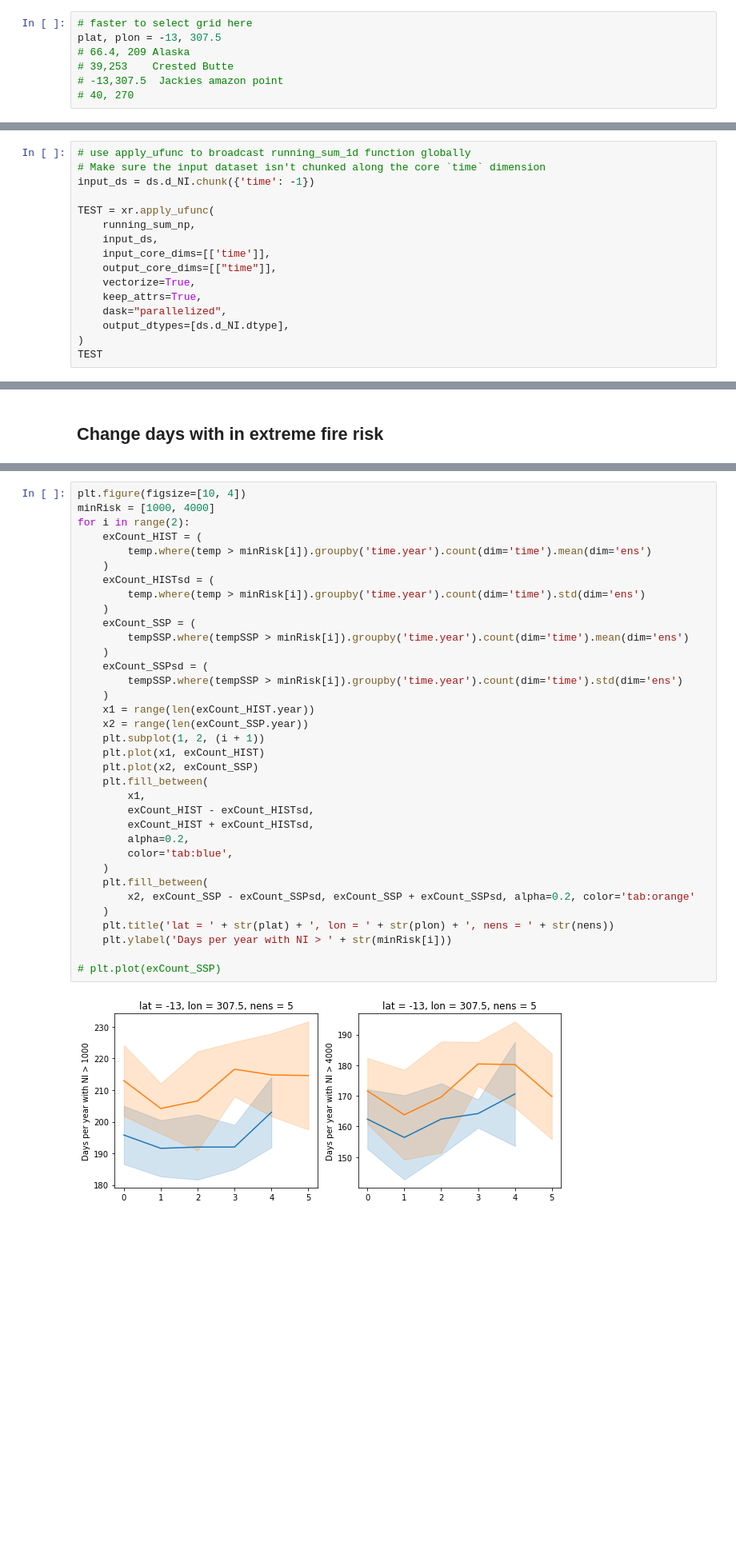
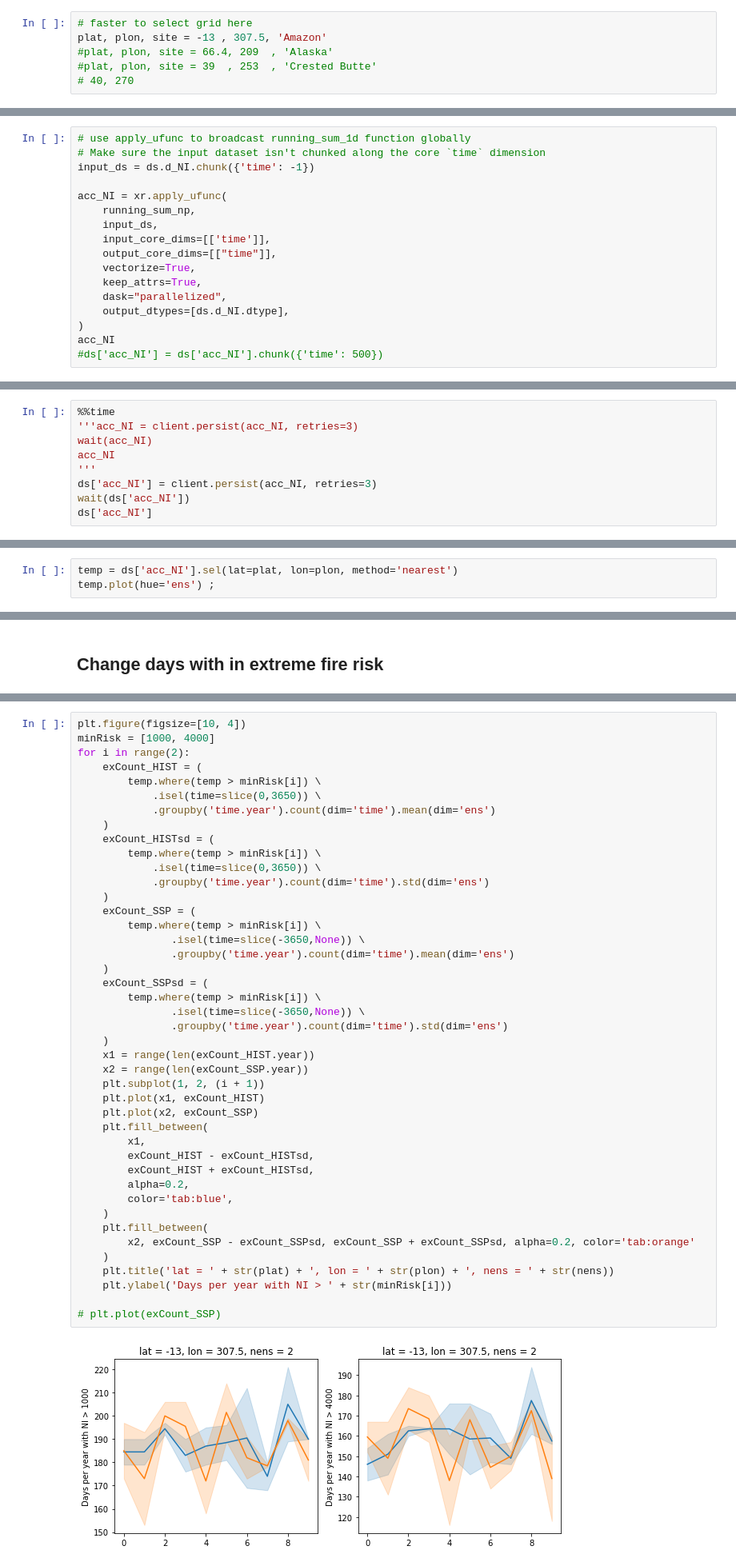
Before and after one commit to wwieder/cesm-lens, a Jupyter notebook: notebooks/lens2_FireRisk.ipynb, the cells around one changed output, grey strips where cells are left out. Shown at 80% size. Drawn from its saved outputs; the diff is of its cells as text; blank space fills up the shorter version.

Commit message:
reading in more years... unsuccessfully

```diff
--- a/notebooks/lens2_FireRisk.ipynb
+++ b/notebooks/lens2_FireRisk.ipynb
@@ -365,10 +420,9 @@ Wall time: 4.41 s
 ####  Reset when daily precip > 3 mm/day (set d_NI to nan)
 # %%
 # faster to select grid here
-plat, plon = -13, 307.5
-# 66.4, 209 Alaska
-# 39,253    Crested Butte
-# -13,307.5  Jackies amazon point
+plat, plon, site = -13 , 307.5, 'Amazon'
+#plat, plon, site = 66.4, 209  , 'Alaska'
+#plat, plon, site = 39  , 253  , 'Crested Butte'
 # 40, 270
 # %%
 # reset cumulative sum when nan crossed in dataset
@@ -430,7 +473,7 @@ plt.plot(running_sum_np(tempInSSP.isel(ens=0)));
 # Make sure the input dataset isn't chunked along the core `time` dimension
 input_ds = ds.d_NI.chunk({'time': -1})
 
-TEST = xr.apply_ufunc(
+acc_NI = xr.apply_ufunc(
     running_sum_np,
     input_ds,
     input_core_dims=[['time']],
@@ -440,5 +483,6 @@ TEST = xr.apply_ufunc(
     dask="parallelized",
     output_dtypes=[ds.d_NI.dtype],
 )
-TEST
+acc_NI
+#ds['acc_NI'] = ds['acc_NI'].chunk({'time': 500})
 # %% [output]
@@ -501,0 +516,9 @@ DataArrayResample, grouped over '__resample_dim__'
+# %%
+%%time
+'''acc_NI = client.persist(acc_NI, retries=3)
+wait(acc_NI)
+acc_NI
+'''
+ds['acc_NI'] = client.persist(acc_NI, retries=3)
+wait(ds['acc_NI'])
+ds['acc_NI']
@@ -501,0 +558,3 @@ DataArrayResample, grouped over '__resample_dim__'
+# %%
+temp = ds['acc_NI'].sel(lat=plat, lon=plon, method='nearest')
+temp.plot(hue='ens') ;
@@ -660,38 +651,46 @@ plt.figure(figsize=[10, 4])
 minRisk = [1000, 4000]
 for i in range(2):
     exCount_HIST = (
-        temp.where(temp > minRisk[i]).groupby('time.year').count(dim='time').mean(dim='ens')
+        temp.where(temp > minRisk[i]) \
+            .isel(time=slice(0,3650)) \
+            .groupby('time.year').count(dim='time').mean(dim='ens')
     )
     exCount_HISTsd = (
-        temp.where(temp > minRisk[i]).groupby('time.year').count(dim='time').std(dim='ens')
+        temp.where(temp > minRisk[i]) \
+            .isel(time=slice(0,3650)) \
+            .groupby('time.year').count(dim='time').std(dim='ens')
     )
     exCount_SSP = (
-        tempSSP.where(tempSSP > minRisk[i]).groupby('time.year').count(dim='time').mean(dim='ens')
+        temp.where(temp > minRisk[i]) \
+               .isel(time=slice(-3650,None)) \
+               .groupby('time.year').count(dim='time').mean(dim='ens')
     )
     exCount_SSPsd = (
-        tempSSP.where(tempSSP > minRisk[i]).groupby('time.year').count(dim='time').std(dim='ens')
+        temp.where(temp > minRisk[i]) \
+               .isel(time=slice(-3650,None)) \
+               .groupby('time.year').count(dim='time').std(dim='ens')
     )
     x1 = range(len(exCount_HIST.year))
     x2 = range(len(exCount_SSP.year))
     plt.subplot(1, 2, (i + 1))
     plt.plot(x1, exCount_HIST)
     plt.plot(x2, exCount_SSP)
     plt.fill_between(
         x1,
         exCount_HIST - exCount_HISTsd,
         exCount_HIST + exCount_HISTsd,
         alpha=0.2,
         color='tab:blue',
     )
     plt.fill_between(
         x2, exCount_SSP - exCount_SSPsd, exCount_SSP + exCount_SSPsd, alpha=0.2, color='tab:orange'
     )
     plt.title('lat = ' + str(plat) + ', lon = ' + str(plon) + ', nens = ' + str(nens))
     plt.ylabel('Days per year with NI > ' + str(minRisk[i]))
 
 # plt.plot(exCount_SSP)
 # %% [output]
-[figure, old version]
+[figure, new version]
 # %% [markdown]
 ### Accumulated Nesterov fire danger index shows increases in the number of days per year with high or extreme fire danger in 2100, relative to 2000,
 - check for statistical significance
```
Also changed, not shown: parts of 48 cells of this notebook.
